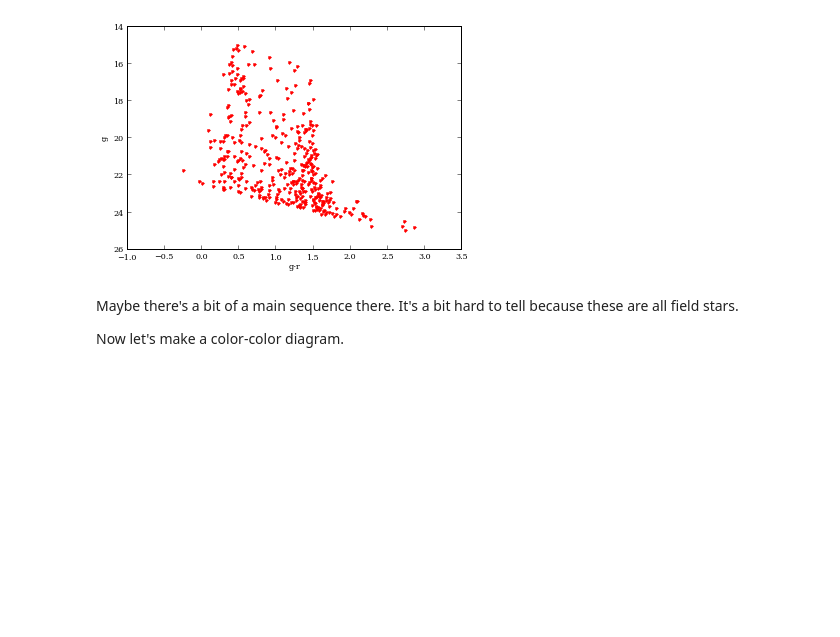
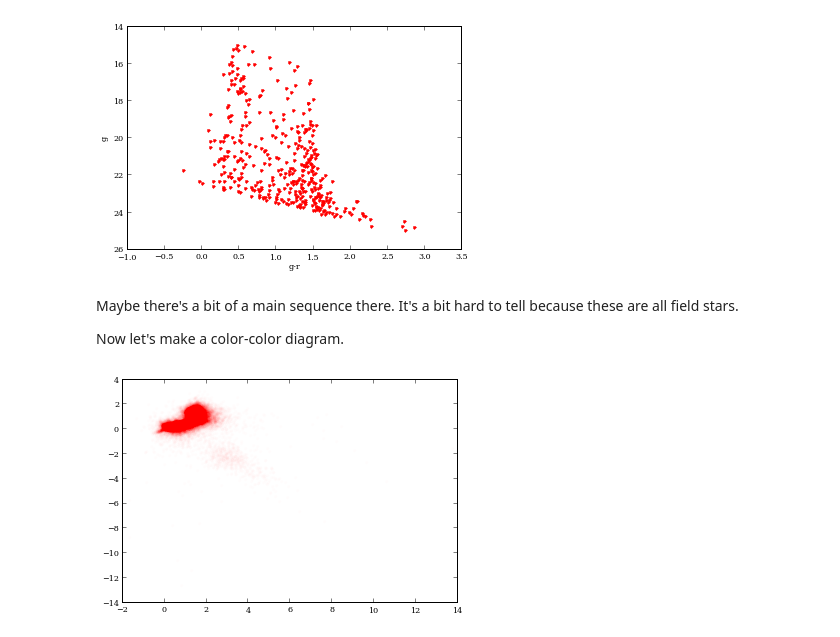
Before and after one commit to dschimin/soma, a Jupyter notebook: Week1/Plotting Data.ipynb, the cells around one changed output. Saved outputs shown, nothing was run; the diff lists cells and outputs as text; code cells hidden in the pictures; blank space fills up the shorter version.

```diff
--- a/Week1/Plotting Data.ipynb
+++ b/Week1/Plotting Data.ipynb
@@ -65,3 +65,8 @@ Populating the interactive namespace from numpy and matplotlib
 Maybe there's a bit of a main sequence there. It's a bit hard to tell because these are all field stars.
 
 Now let's make a color-color diagram.
+# %%
+plt.plot(stars['gRaw']-stars['rRaw'],stars['rRaw']-stars['iRaw'],'r.',alpha=0.01)
+plt.show()
+# %% [output]
+[figure, added]
```
Also changed, not shown: parts of 7 cells of this notebook.
